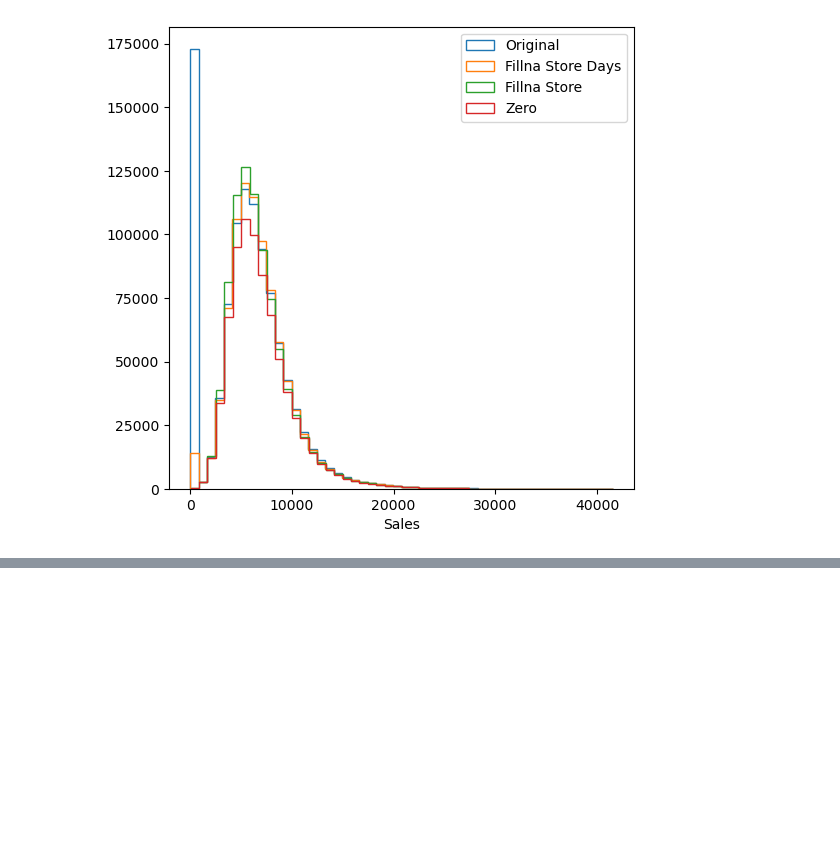
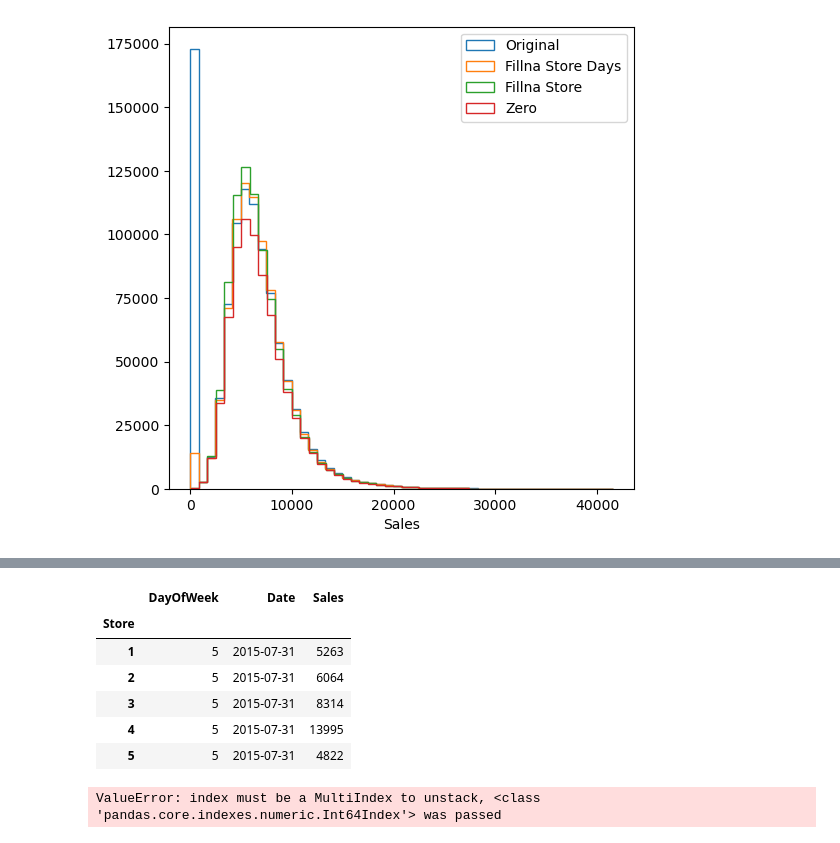
Before and after one commit to omid-sar/Interview-Preparation, a Jupyter notebook: data_manipulation/apply.ipynb, the cells around one changed output, grey strips where cells are left out. Saved outputs shown, nothing was run; the diff lists cells and outputs as text; code cells hidden in the pictures; blank space fills up the shorter version.

```diff
--- a/data_manipulation/apply.ipynb
+++ b/data_manipulation/apply.ipynb
@@ -268,0 +299,15 @@ plt.legend();
+# %%
+df9 = df2[["Store", "DayOfWeek", "Date", "Sales"]].set_index("Store")
+df9.head()
+# %% [output]
+|  | DayOfWeek | Date | Sales |
+| Store |  |  |  |
+| 1 | 5 | 2015-07-31 | 5263 |
+| 2 | 5 | 2015-07-31 | 6064 |
+| 3 | 5 | 2015-07-31 | 8314 |
+| 4 | 5 | 2015-07-31 | 13995 |
+| 5 | 5 | 2015-07-31 | 4822 |
+# %%
+df9.Sales.unstack()
+# %% [output]
+ValueError: index must be a MultiIndex to unstack, <class 'pandas.core.indexes.numeric.Int64Index'> was passed
```
Also changed, not shown: parts of 5 cells of this notebook, 2 other files.
